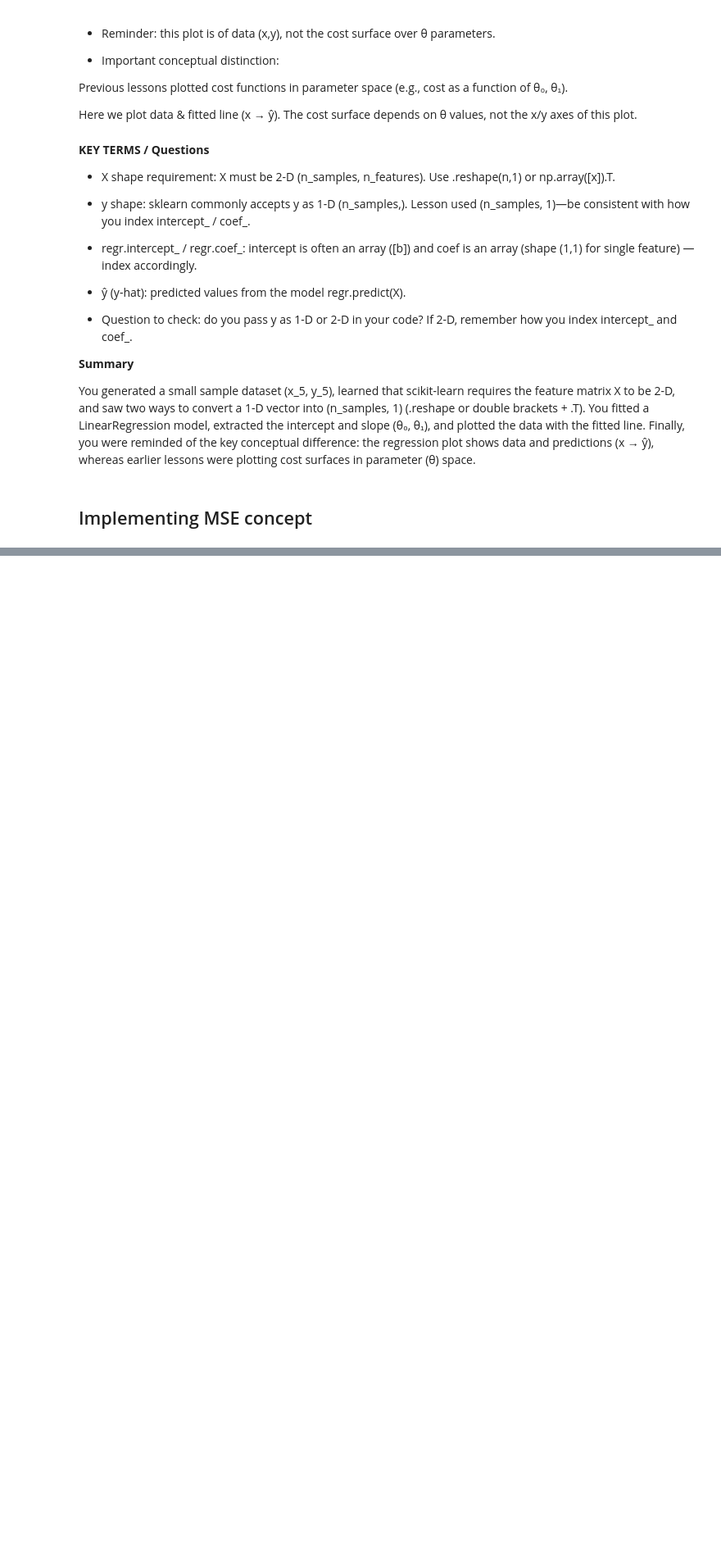
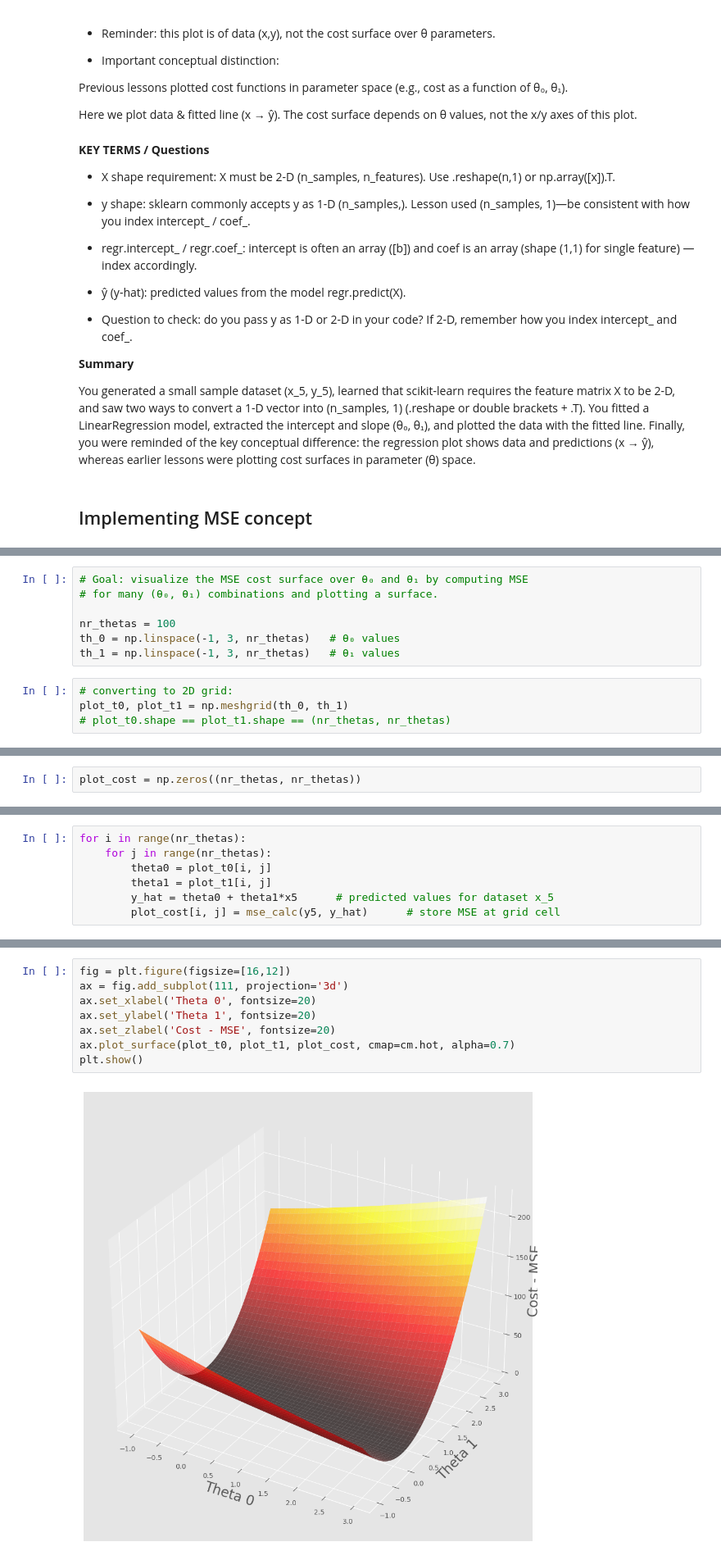
Before and after one commit to Cap-Rehan/ML-DS-journey, a Jupyter notebook: Section-4/Grad_Desc_2nd.ipynb, the cells around one changed output, grey strips where cells are left out. Shown at 82% size. Cells and saved outputs as stored; diff of their text form; blank space fills up the shorter version.

```diff
--- a/Section-4/Grad_Desc_2nd.ipynb
+++ b/Section-4/Grad_Desc_2nd.ipynb
@@ -192,0 +235,11 @@ MSE calculated via sklearn with regr.predict() values:
+# %%
+# Goal: visualize the MSE cost surface over θ₀ and θ₁ by computing MSE
+# for many (θ₀, θ₁) combinations and plotting a surface.
+
+nr_thetas = 100
+th_0 = np.linspace(-1, 3, nr_thetas)   # θ₀ values
+th_1 = np.linspace(-1, 3, nr_thetas)   # θ₁ values
+# %%
+# converting to 2D grid:
+plot_t0, plot_t1 = np.meshgrid(th_0, th_1)
+# plot_t0.shape == plot_t1.shape == (nr_thetas, nr_thetas)
@@ -192,0 +248,2 @@ MSE calculated via sklearn with regr.predict() values:
+# %%
+plot_cost = np.zeros((nr_thetas, nr_thetas))
@@ -192,0 +252,7 @@ MSE calculated via sklearn with regr.predict() values:
+# %%
+for i in range(nr_thetas):
+    for j in range(nr_thetas):
+        theta0 = plot_t0[i, j]
+        theta1 = plot_t1[i, j]
+        y_hat = theta0 + theta1*x5      # predicted values for dataset x_5
+        plot_cost[i, j] = mse_calc(y5, y_hat)      # store MSE at grid cell
@@ -192,0 +311,10 @@ MSE calculated via sklearn with regr.predict() values:
+# %%
+fig = plt.figure(figsize=[16,12])
+ax = fig.add_subplot(111, projection='3d')
+ax.set_xlabel('Theta 0', fontsize=20)
+ax.set_ylabel('Theta 1', fontsize=20)
+ax.set_zlabel('Cost - MSE', fontsize=20)
+ax.plot_surface(plot_t0, plot_t1, plot_cost, cmap=cm.hot, alpha=0.7)
+plt.show()
+# %% [output]
+[figure, added]
```
Also changed, not shown: parts of 24 cells of this notebook.
